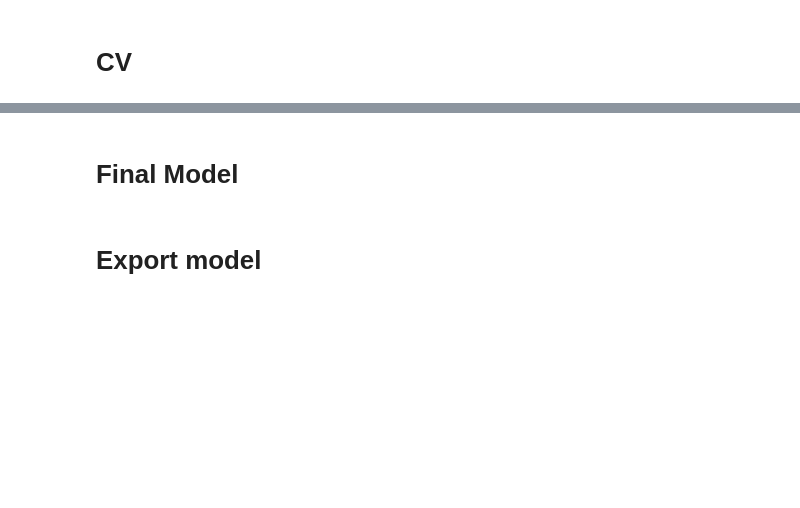
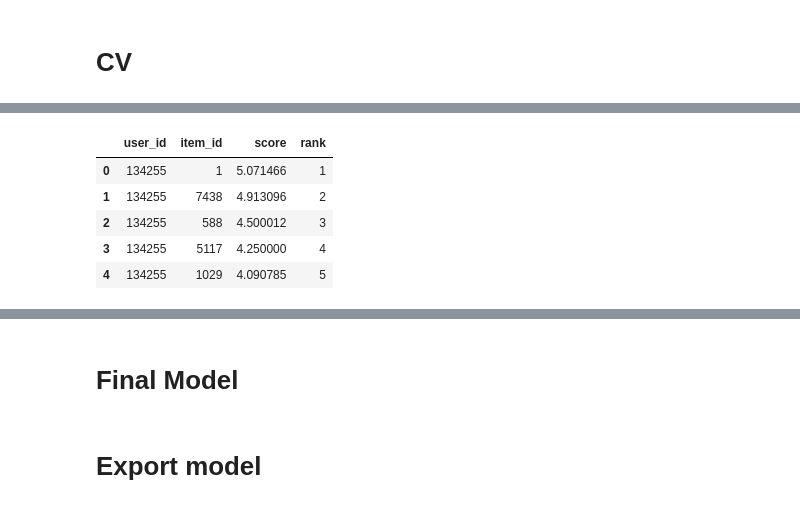
Before and after one commit to cellularegg/uas-soe-python-ss-2025, a Jupyter notebook: models/final_model.ipynb, the cells around one changed output, grey strips where cells are left out. Cells and saved outputs as stored; diff of their text form; code cells hidden in the pictures; blank space fills up the shorter version.

```diff
--- a/models/final_model.ipynb
+++ b/models/final_model.ipynb
@@ -236,2 +251,7 @@ for cluster_id in cluster_df['cluster'].unique():
+# %%
+MIN_CLUSTER_SIZE = 50
+valid_clusters = cluster_df['cluster'].value_counts()
+valid_clusters = valid_clusters[valid_clusters > MIN_CLUSTER_SIZE].index
+cluster_df = cluster_df[cluster_df['cluster'].isin(valid_clusters)]
 # %% [markdown]
 # CV
@@ -350 +332,10 @@ for cluster_id in tqdm(cluster_ids, desc="Clusters"):
+# %%
+df_rec.head()
+# %% [output]
+|  | user_id | item_id | score | rank |
+| 0 | 134255 | 1 | 5.071466 | 1 |
+| 1 | 134255 | 7438 | 4.913096 | 2 |
+| 2 | 134255 | 588 | 4.500012 | 3 |
+| 3 | 134255 | 5117 | 4.250000 | 4 |
+| 4 | 134255 | 1029 | 4.090785 | 5 |
 # %%
```
Also changed, not shown: parts of 8 cells of this notebook, 1 other file.
